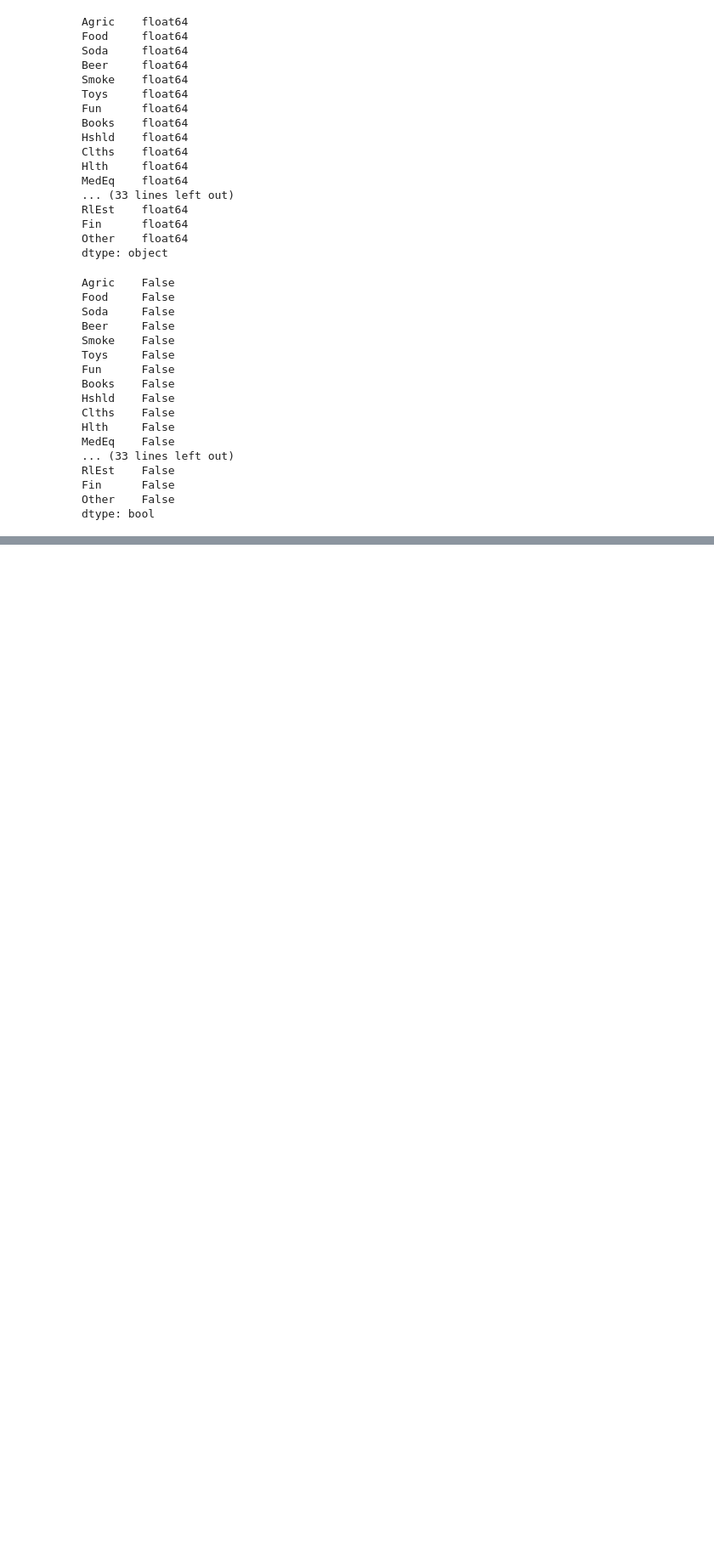
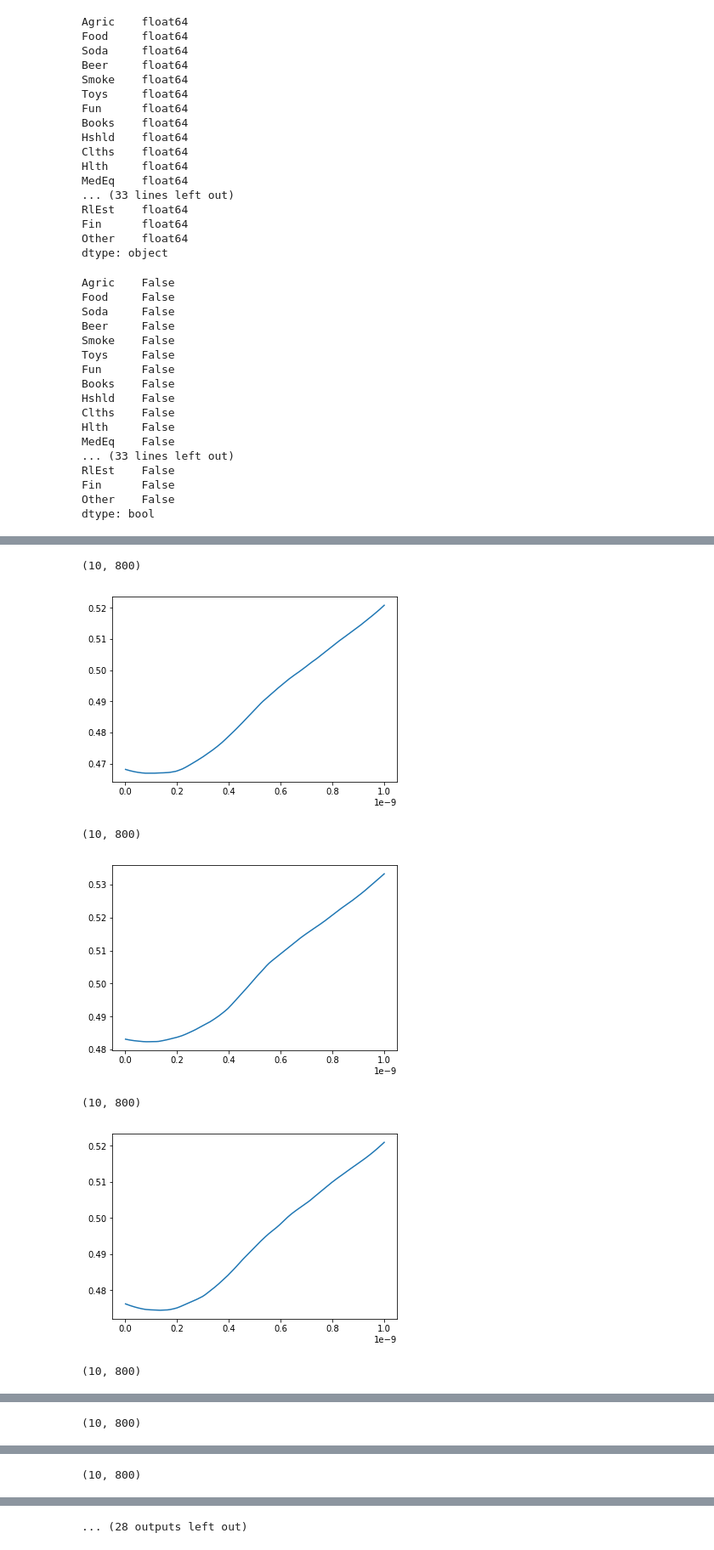
Before and after one commit to linsallyzhao/notebooks, a Jupyter notebook: ML_courseWork/48Industry_GMV_portfolio.ipynb, the cells around one changed output, grey strips where cells are left out. Shown: that part at 85% size. Drawn from its saved outputs; the diff is of its cells as text; code cells hidden in the pictures; blank space fills up the shorter version.

```diff
--- a/ML_courseWork/48Industry_GMV_portfolio.ipynb
+++ b/ML_courseWork/48Industry_GMV_portfolio.ipynb
@@ -127,0 +147,28 @@ plt.plot(lambdaSeries, stds.mean(0))
+# %%
+lams_two = np.ones(20)
+
+for index in range(20):
+    trainningSet = my_data.iloc[: 500]
+    lambdaSeries = np.logspace(-12, -9, 100)
+    stds, lam = cross_vali_for_lambda(trainningSet, lambdaSeries)
+    lams_two[index] = lam
+    plt.plot(lambdaSeries, stds)
+    plt.show()
+# %%
+lams = np.ones(20)
+
+for index in range(20):
+    trainningSet = my_data.iloc[: 250]
+    lambdaSeries = np.logspace(-12, -9, 800)
+    stds, lam = cross_vali_for_lambda(trainningSet, lambdaSeries)
+    lams[index] = lam
+    plt.plot(lambdaSeries, stds)
+    plt.show()
+# %% [output]
+(10, 800)
+[figure, added]
+(10, 800)
+[figure, added]
+(10, 800)
+[figure, added]
+(10, 800)
@@ -127,0 +176 @@ plt.plot(lambdaSeries, stds.mean(0))
+(10, 800)
@@ -127,0 +178 @@ plt.plot(lambdaSeries, stds.mean(0))
+(10, 800)
@@ -127,0 +180 @@ plt.plot(lambdaSeries, stds.mean(0))
+... (28 outputs left out)
```
Also changed, not shown: parts of 29 cells of this notebook.
